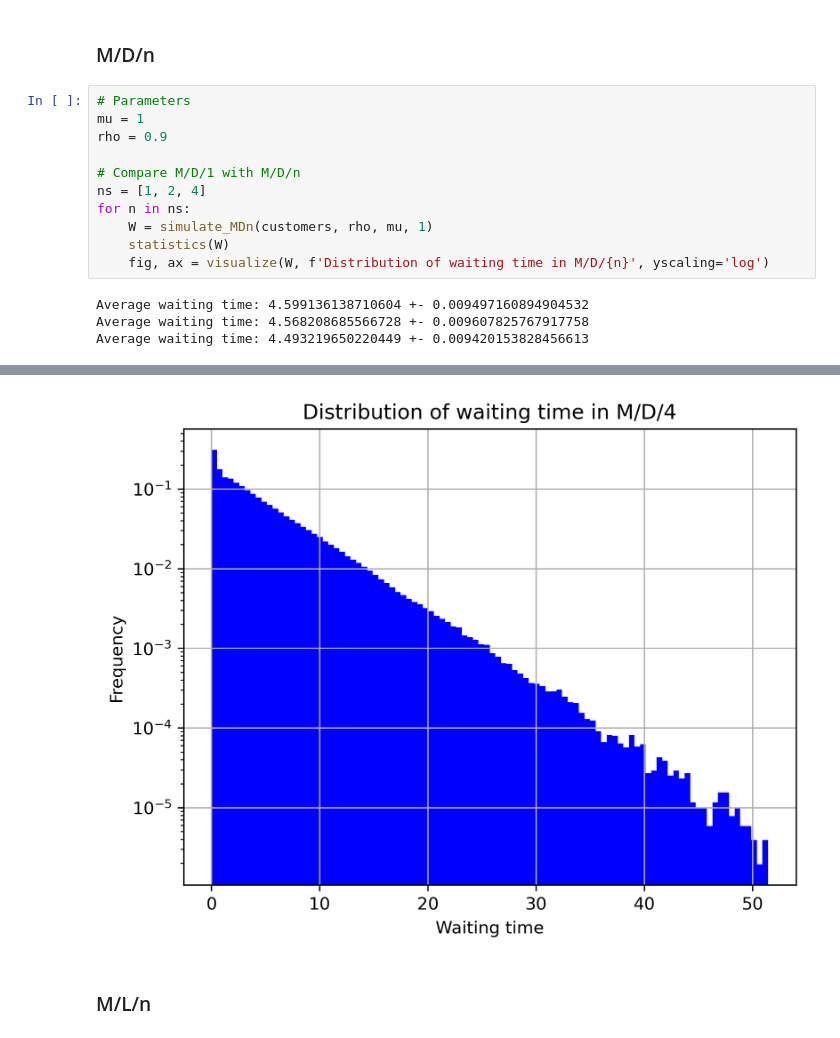
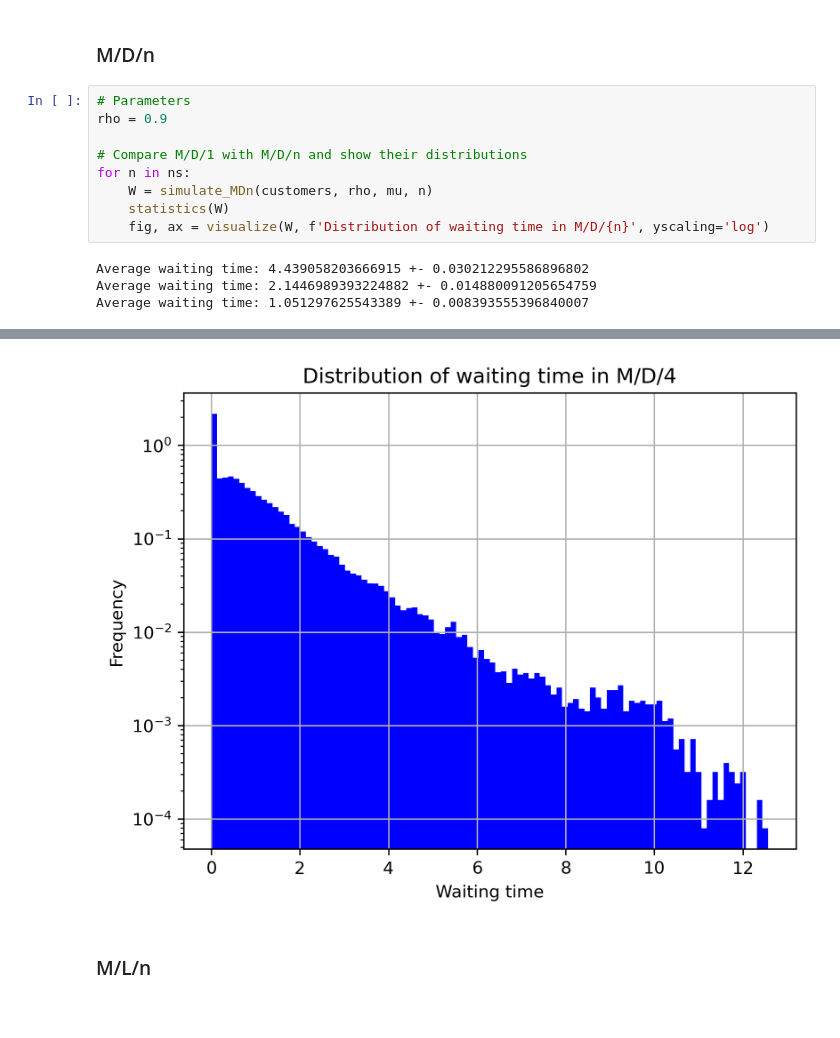
Before and after one commit to Asewlal01/WaitTimeExplorer, a Jupyter notebook: main.ipynb, the cells around one changed output, grey strips where cells are left out. Saved outputs shown, nothing was run; the diff lists cells and outputs as text.

```diff
--- a/main.ipynb
+++ b/main.ipynb
@@ -92,16 +92,14 @@ for i in range(results.shape[0] // 2):
 ### M/D/n
 # %%
 # Parameters
-mu = 1
 rho = 0.9
 
-# Compare M/D/1 with M/D/n
-ns = [1, 2, 4]
+# Compare M/D/1 with M/D/n and show their distributions
 for n in ns:
-    W = simulate_MDn(customers, rho, mu, 1)
+    W = simulate_MDn(customers, rho, mu, n)
     statistics(W)
     fig, ax = visualize(W, f'Distribution of waiting time in M/D/{n}', yscaling='log')
 # %% [output]
-Average waiting time: 4.599136138710604 +- 0.009497160894904532
-Average waiting time: 4.568208685566728 +- 0.009607825767917758
-Average waiting time: 4.493219650220449 +- 0.009420153828456613
+Average waiting time: 4.439058203666915 +- 0.030212295586896802
+Average waiting time: 2.1446989393224882 +- 0.014880091205654759
+Average waiting time: 1.051297625543389 +- 0.008393555396840007
@@ -110,3 +108,3 @@ Average waiting time: 4.493219650220449 +- 0.009420153828456613
-[figure, old version]
+[figure, new version]
 # %% [markdown]
 ### M/L/n
```
Also changed, not shown: parts of 4 cells of this notebook, 1 other file.
